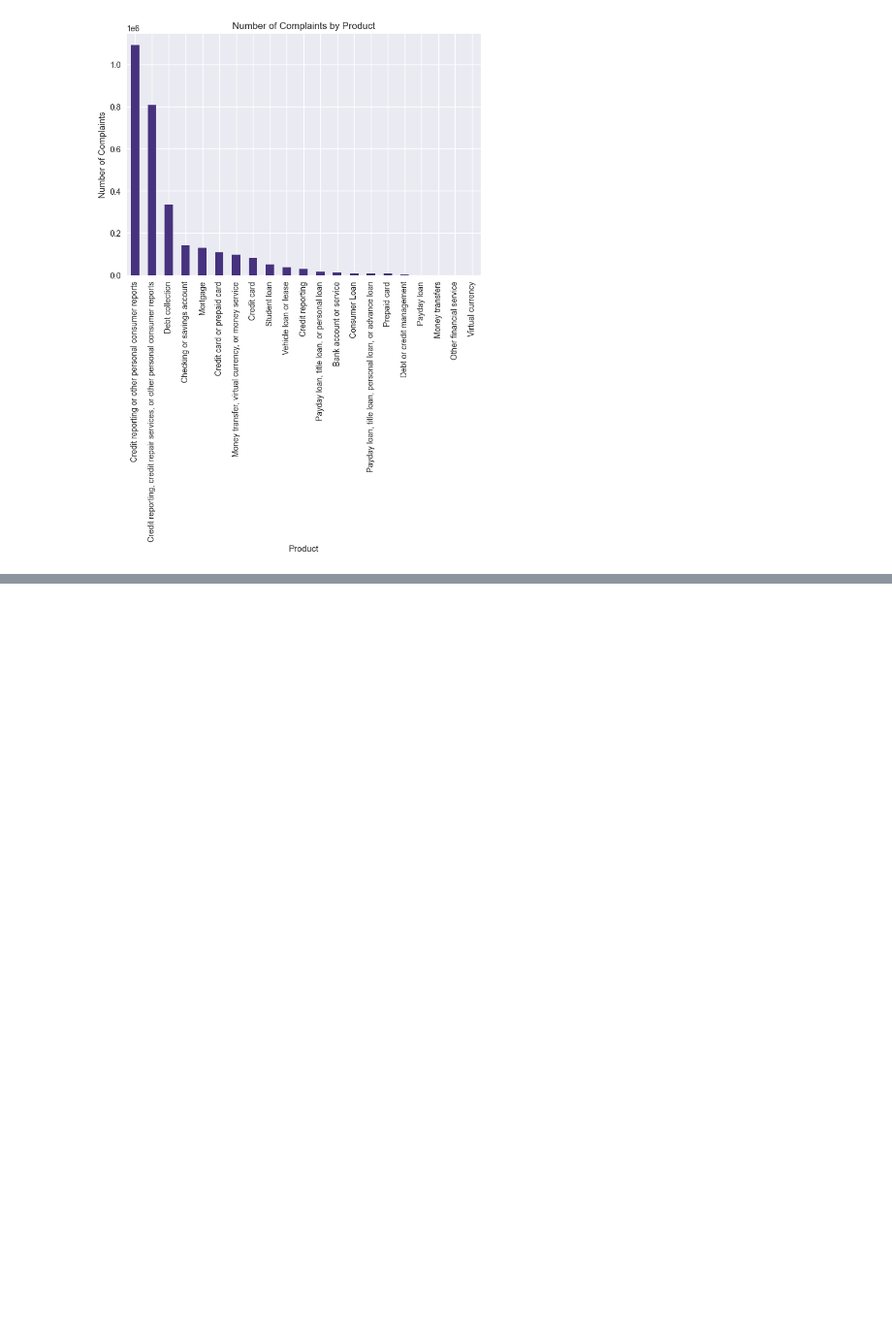
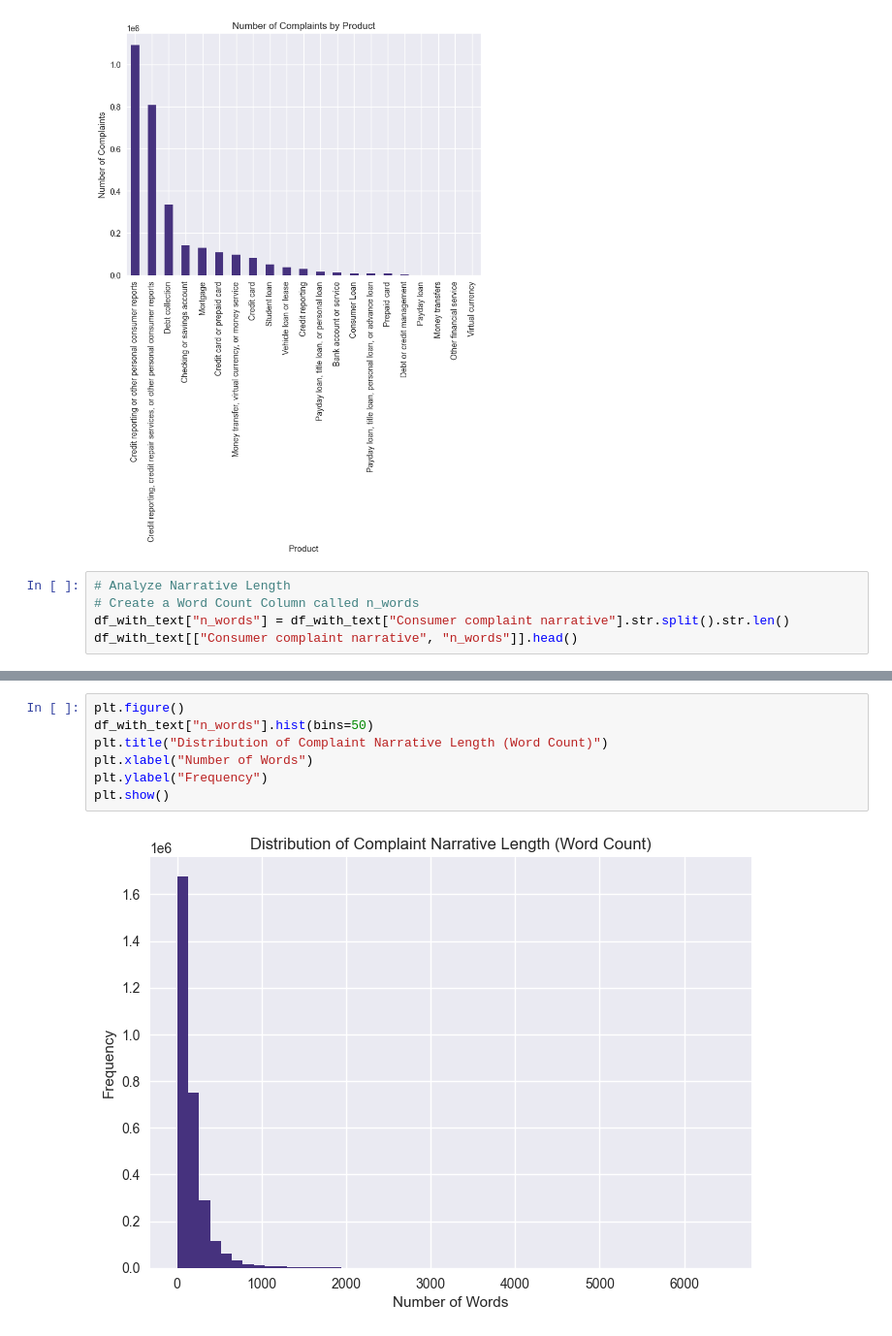
Before and after one commit to Habtu32/rag-complaint-chatbot, a Jupyter notebook: notebooks/eda_preprocessing.ipynb, the cells around one changed output, grey strips where cells are left out. Shown at 97% size. Drawn from its saved outputs; the diff is of its cells as text; blank space fills up the shorter version.

Commit message:
Analyze Narrative Length

```diff
--- a/notebooks/eda_preprocessing.ipynb
+++ b/notebooks/eda_preprocessing.ipynb
@@ -95,3 +95,8 @@ plt.ylabel("Number of Complaints")
 plt.show()
 # %% [output]
 [figure]
+# %%
+# Analyze Narrative Length
+# Create a Word Count Column called n_words
+df_with_text["n_words"] = df_with_text["Consumer complaint narrative"].str.split().str.len()
+df_with_text[["Consumer complaint narrative", "n_words"]].head()
@@ -97,0 +122,9 @@ plt.show()
+# %%
+plt.figure()
+df_with_text["n_words"].hist(bins=50)
+plt.title("Distribution of Complaint Narrative Length (Word Count)")
+plt.xlabel("Number of Words")
+plt.ylabel("Frequency")
+plt.show()
+# %% [output]
+[figure, added]
```
Also changed, not shown: parts of 3 cells of this notebook.
